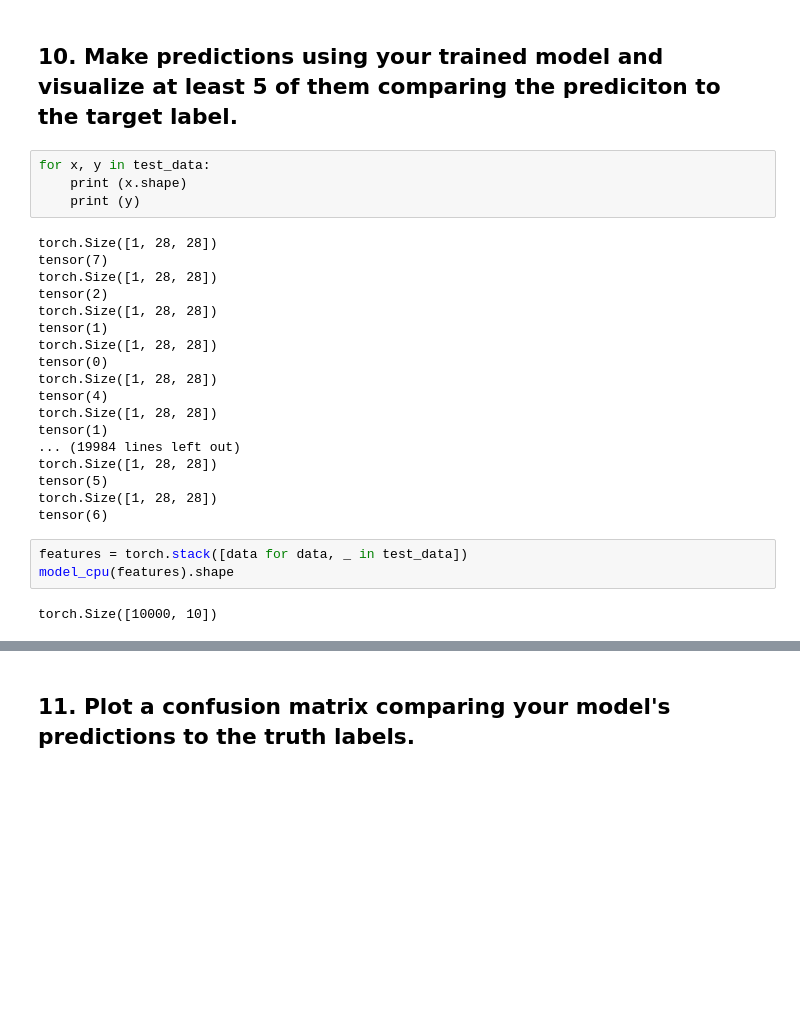
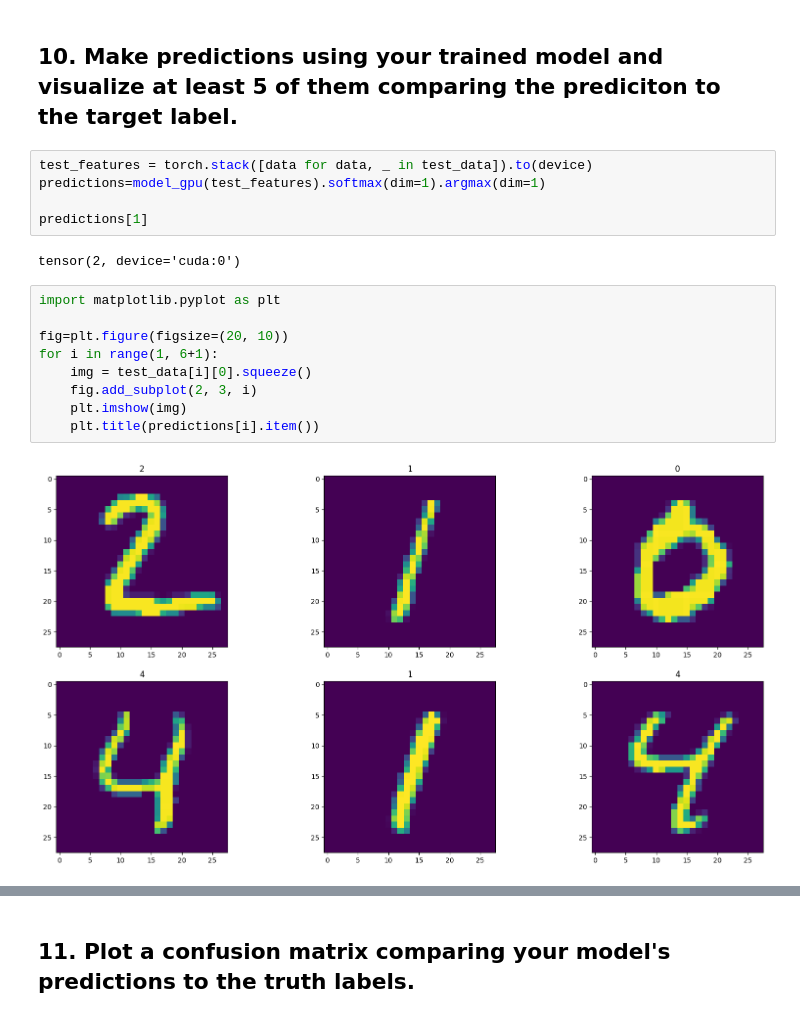
Before and after one commit to danielslab/pytorch-deep-learning, a Jupyter notebook: extras/exercises/03_pytorch_computer_vision_exercises.ipynb, the cells around one changed output, grey strips where cells are left out. Drawn from its saved outputs; the diff is of its cells as text; blank space fills up the shorter version.

```diff
--- a/extras/exercises/03_pytorch_computer_vision_exercises.ipynb
+++ b/extras/exercises/03_pytorch_computer_vision_exercises.ipynb
@@ -347,29 +297,20 @@ Wall time: 2min 25s
 # %% [markdown]
 ## 10. Make predictions using your trained model and visualize at least 5 of them comparing the prediciton to the target label.
-# %%
-for x, y in test_data:
-    print (x.shape)
-    print (y)
-# %% [output]
-torch.Size([1, 28, 28])
-tensor(7)
-torch.Size([1, 28, 28])
-tensor(2)
-torch.Size([1, 28, 28])
-tensor(1)
-torch.Size([1, 28, 28])
-tensor(0)
-torch.Size([1, 28, 28])
-tensor(4)
-torch.Size([1, 28, 28])
-tensor(1)
-... (19984 lines left out)
-torch.Size([1, 28, 28])
-tensor(5)
-torch.Size([1, 28, 28])
-tensor(6)
 # %%
-features = torch.stack([data for data, _ in test_data])
-model_cpu(features).shape
+test_features = torch.stack([data for data, _ in test_data]).to(device)
+predictions=model_gpu(test_features).softmax(dim=1).argmax(dim=1)
+
+predictions[1]
 # %% [output]
-torch.Size([10000, 10])
+tensor(2, device='cuda:0')
+# %%
+import matplotlib.pyplot as plt
+
+fig=plt.figure(figsize=(20, 10))
+for i in range(1, 6+1):
+    img = test_data[i][0].squeeze()
+    fig.add_subplot(2, 3, i)
+    plt.imshow(img)
+    plt.title(predictions[i].item())
+# %% [output]
+[figure, added]
```
Also changed, not shown: parts of 8 cells of this notebook, 16 other files.
